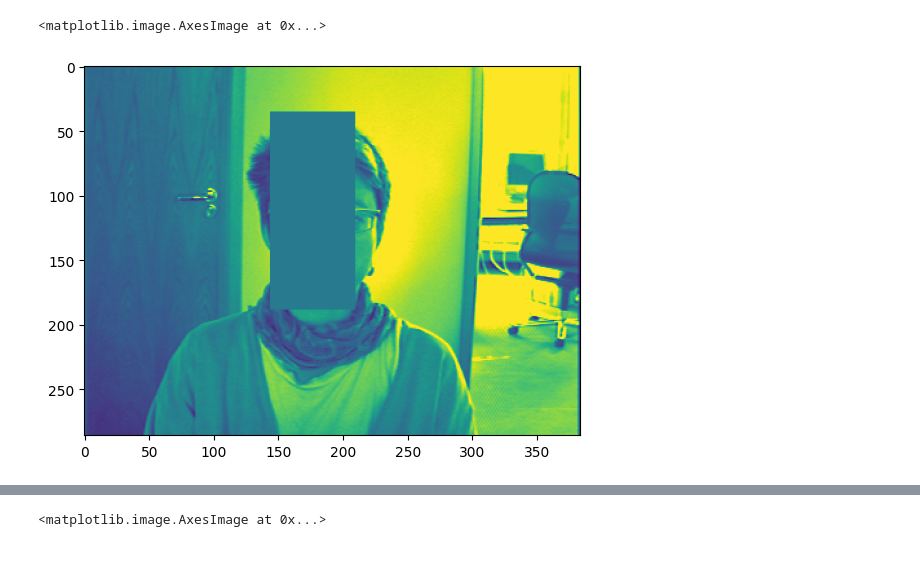
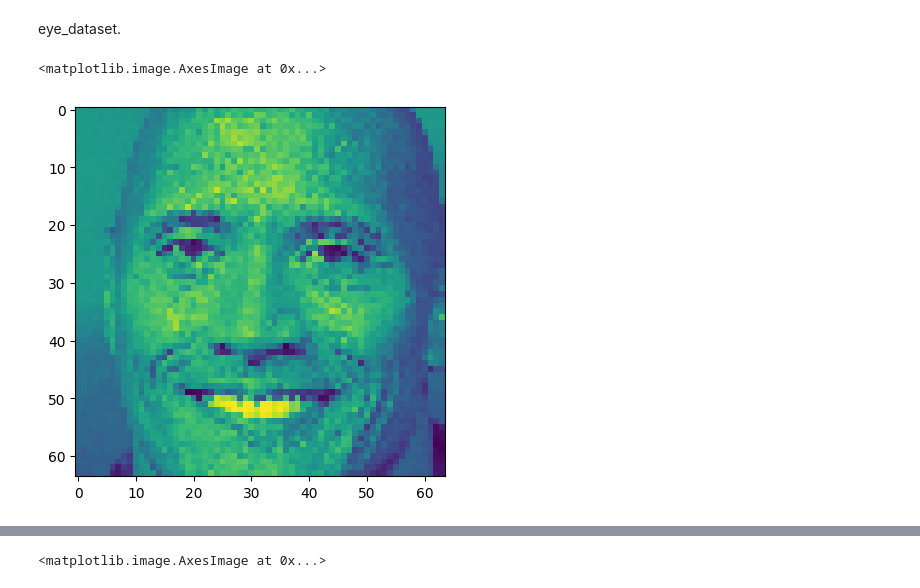
Before and after one commit to peifferjd/NBD-24, a Jupyter notebook: model_training.ipynb, the cells around one changed output, grey strips where cells are left out. Saved outputs shown, nothing was run; the diff lists cells and outputs as text; code cells hidden in the pictures; blank space fills up the shorter version.

```diff
--- a/model_training.ipynb
+++ b/model_training.ipynb
@@ -27,10 +31,25 @@ OperationalError: (2003, "Can't connect to MySQL server on '137.184.112.232' ([S
+# %%
+import pandas as pd
+
+def get_labeled_dataset():
+    fnames,labels = ( CroppedImageLabel).fetch('fname','y')
+    labels = np.stack(labels).squeeze()
+    manual_df = pd.DataFrame({'l0':labels[:,0],'l1':labels[:,1],'l2':labels[:,2],'l3':labels[:,3],'fname':fnames})
+    y = manual_df.groupby('fname').median().values
+    xnames = manual_df.groupby('fname').median().index
+    X = []
+    for fname in xnames:
+        X.append((CroppedImage & {'fname':fname}).fetch1('image_cropped'))
+    X = np.stack(X)
+    assert X.shape[0] == y.shape[0]
+    return X,y
 # %%
 import os
 import pandas as pd
 from torch.utils.data import Dataset
 
 def target_transform(label):
-    return torch.tensor(label.values)
+    return torch.tensor(label)
 
 normalise_data = torchvision.transforms.Compose(
     [
@@ -56,23 +75,27 @@ from torchvision import transforms
 # ])
 transform = transforms.Compose([
     transforms.ToTensor(),  # Convert images to tensors
-    # transforms.Resize((256, 256)),  # Resize images to 256x256
     # transforms.RandomHorizontalFlip(),  # Randomly flip images horizontally
     # transforms.RandomVerticalFlip(),  # Randomly flip images vertically
-    transforms.RandomApply([  # Apply the following transforms randomly
-        transforms.ColorJitter(brightness=0.5, contrast=0.5),
-        # transforms.RandomRotation(degrees=45),
-    ], p=0.8),  # Apply the above transforms with 50% probability
-    transforms.Grayscale(num_output_channels=1),  # Convert images to grayscale
+    # transforms.RandomApply([  # Apply the following transforms randomly
+    #     transforms.ColorJitter(brightness=0.5, contrast=0.5),
+    #     # transforms.RandomRotation(degrees=45),
+    # ], p=0.8),  # Apply the above transforms with 50% probability
     transforms.Normalize((0.5),(0.5)),
-    transforms.RandomErasing(p=0.8, scale=(0.02, 0.1), ratio=(0.3, 3.3), value=0, inplace=False)
+    # transforms.RandomErasing(p=0.8, scale=(0.02, 0.1), ratio=(0.3, 3.3), value=0, inplace=False)
 ])
 
 
 class EyeDataset(Dataset):
     def __init__(self, transform=None, target_transform=None):
-        self.img_labels = get_all_locations()
-        self.images = get_all_images()
+        X,y = get_labeled_dataset()
+        Xl,yl = CroppedDatasetImage.fetch('image_cropped','y_cropped')
+        Xl = np.stack(Xl)
+        yl = np.vstack(yl).astype(np.float32)
+        X = np.concatenate([X,Xl])
+        y = np.concatenate([y,yl])
+        self.img_labels = y
+        self.images = X
         self.transform = transform
         self.target_transform = target_transform
 
@@ -80,7 +103,7 @@ class EyeDataset(Dataset):
         return len(self.img_labels)
 
     def __getitem__(self, idx):
-        label = self.img_labels.iloc[idx]
+        label = self.img_labels[idx]
         image = self.images[idx]
         if self.transform:
             image = self.transform(image)
@@ -96,12 +119,14 @@ test_size = len(eye_dataset) - train_size  # The rest for testing
 train_dataset, test_dataset = random_split(eye_dataset, [train_size, test_size])
 trainloader = DataLoader(train_dataset, batch_size=BATCH_SIZE, shuffle=True)
 testloader = DataLoader(test_dataset, batch_size=BATCH_SIZE, shuffle=False)
+# %% [markdown]
+eye_dataset.
 # %%
 plt.figure()
-plt.imshow(eye_dataset[777][0][0])
+plt.imshow(eye_dataset[6][0][0])
 # %% [output]
 <matplotlib.image.AxesImage at 0x...>
-[figure, old version]
+[figure, new version]
 # %%
 class CNN(eqx.Module):
     layers: list
```
Also changed, not shown: parts of 18 cells of this notebook.
